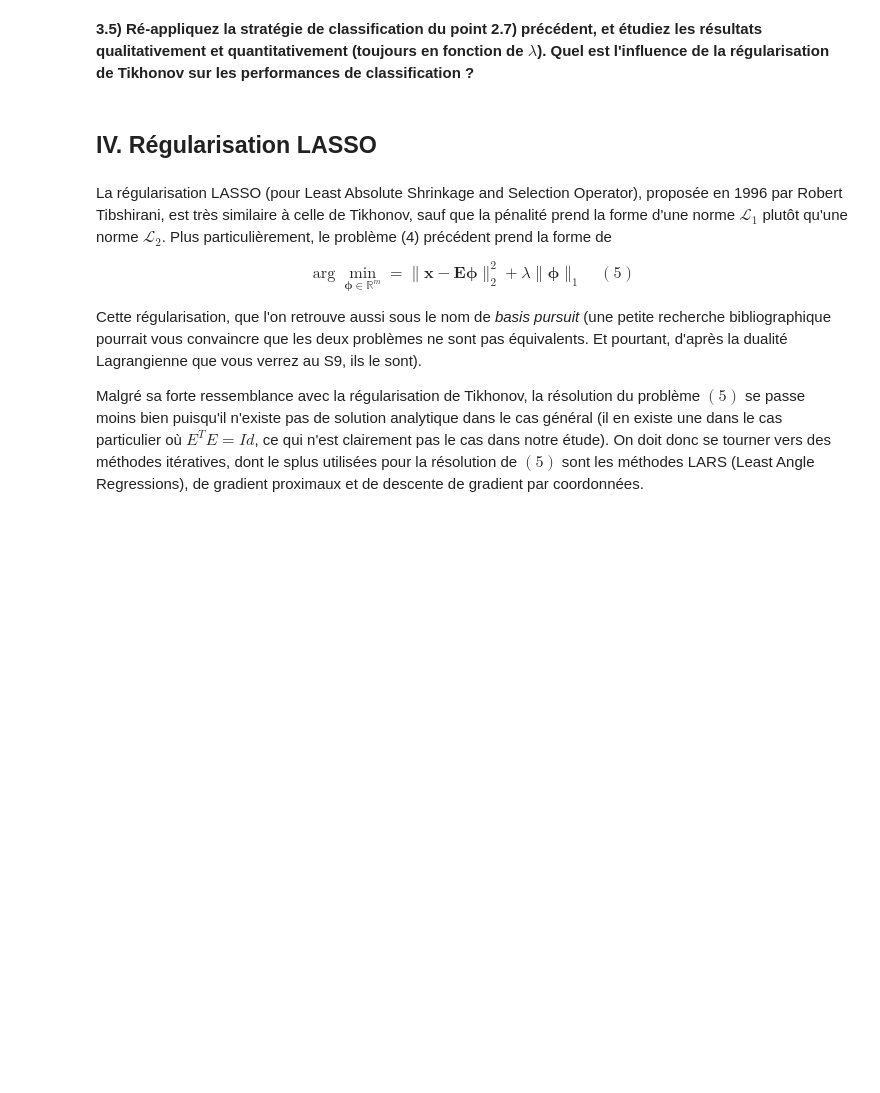
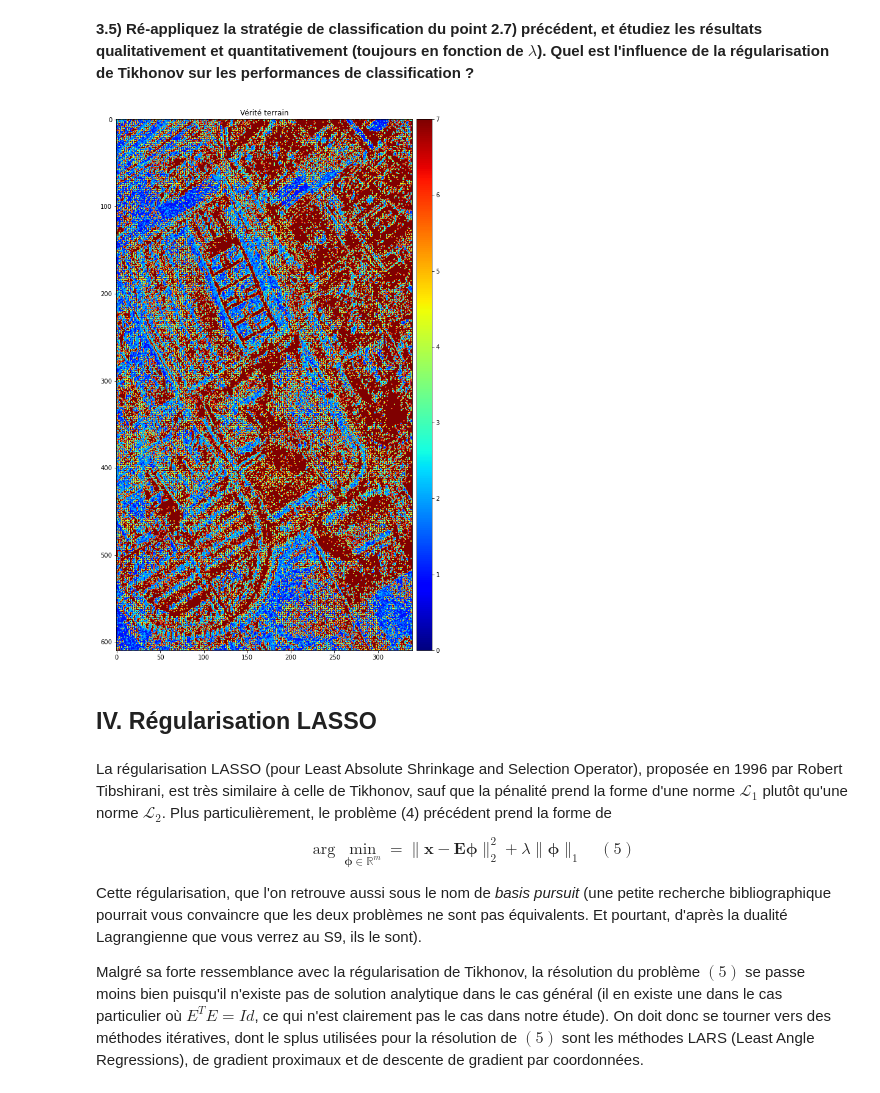
Before and after one commit to DemyCode/ocvx_2, a Jupyter notebook: TP_demelange.ipynb, the cells around one changed output. Drawn from its saved outputs; the diff is of its cells as text; code cells hidden in the pictures; blank space fills up the shorter version.

```diff
--- a/TP_demelange.ipynb
+++ b/TP_demelange.ipynb
@@ -344,2 +377,16 @@ Sans surprise, le but de cette partie va être d'étudier l'influence de la rég
 # %% [markdown]
 **3.5) Ré-appliquez la stratégie de classification du point 2.7) précédent, et étudiez les résultats qualitativement et quantitativement (toujours en fonction de $\lambda$). Quel est l'influence de la régularisation de Tikhonov sur les performances de classification ?**
+# %%
+classification = np.array([x.argmax() for x in hsir_calc.T])
+classification = classification.reshape((Nrow, Ncol))
+
+plt.figure(figsize=(16,16))
+ax = plt.gca()
+plt.title('Vérité terrain')
+imgt = ax.imshow(classification, cmap='jet')
+divider = make_axes_locatable(ax)
+cax = divider.append_axes("right", size="5%", pad=0.1)
+plt.colorbar(imgt, cax=cax)
+plt.show()
+# %% [output]
+[figure, added]
```
Also changed, not shown: parts of 15 cells of this notebook.
